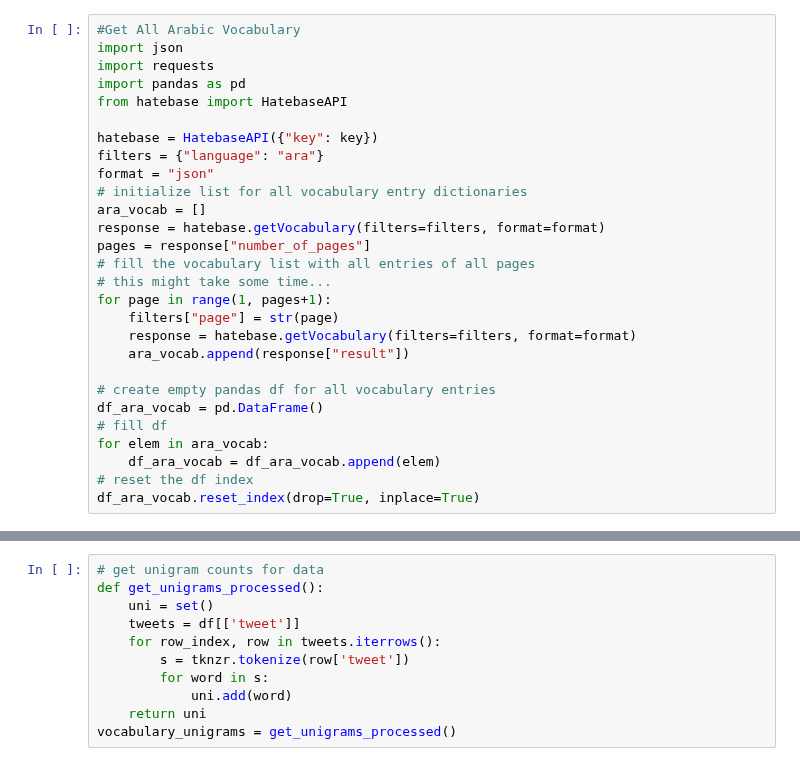
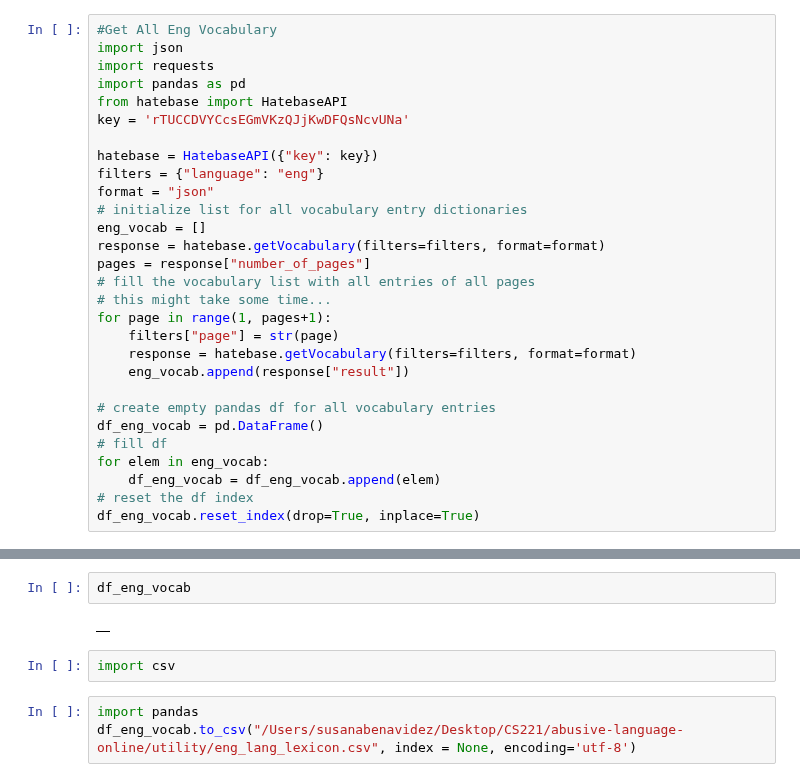
Before and after one commit to pratyushaj/abusive-language-online, a Jupyter notebook: utility/hatebase_query.py.ipynb, the cells around one changed output, grey strips where cells are left out. Drawn from its saved outputs; the diff is of its cells as text.

Commit message:
hatebase lexicon for all english words

```diff
--- a/utility/hatebase_query.py.ipynb
+++ b/utility/hatebase_query.py.ipynb
@@ -92,15 +73,16 @@ response: <Response [200]>
 # %%
-#Get All Arabic Vocabulary
+#Get All Eng Vocabulary
 import json
 import requests
 import pandas as pd
 from hatebase import HatebaseAPI
+key = 'rTUCCDVYCcsEGmVKzQJjKwDFQsNcvUNa'
 
 hatebase = HatebaseAPI({"key": key})
-filters = {"language": "ara"}
+filters = {"language": "eng"}
 format = "json"
 # initialize list for all vocabulary entry dictionaries
-ara_vocab = []
+eng_vocab = []
 response = hatebase.getVocabulary(filters=filters, format=format)
 pages = response["number_of_pages"]
 # fill the vocabulary list with all entries of all pages
@@ -108,12 +90,12 @@ pages = response["number_of_pages"]
 for page in range(1, pages+1):
     filters["page"] = str(page)
     response = hatebase.getVocabulary(filters=filters, format=format)
-    ara_vocab.append(response["result"])
+    eng_vocab.append(response["result"])
 
 # create empty pandas df for all vocabulary entries
-df_ara_vocab = pd.DataFrame()
+df_eng_vocab = pd.DataFrame()
 # fill df
-for elem in ara_vocab:
-    df_ara_vocab = df_ara_vocab.append(elem)
+for elem in eng_vocab:
+    df_eng_vocab = df_eng_vocab.append(elem)
 # reset the df index
-df_ara_vocab.reset_index(drop=True, inplace=True)
+df_eng_vocab.reset_index(drop=True, inplace=True)
@@ -122,11 +126,9 @@ df_ara_vocab
-# %%
-# get unigram counts for data
-def get_unigrams_processed():
-    uni = set()
-    tweets = df[['tweet']]
-    for row_index, row in tweets.iterrows():
-        s = tknzr.tokenize(row['tweet'])
-        for word in s:
-            uni.add(word)
-    return uni
-vocabulary_unigrams = get_unigrams_processed()
+# %%
+df_eng_vocab
+# %% [output]
+|  |
+# %%
+import csv
+# %%
+import pandas
+df_eng_vocab.to_csv("/Users/susanabenavidez/Desktop/CS221/abusive-language-online/utility/eng_lang_lexicon.csv", index = None, encoding='utf-8')
```
Also changed, not shown: parts of 3 cells of this notebook, 2 other files.
